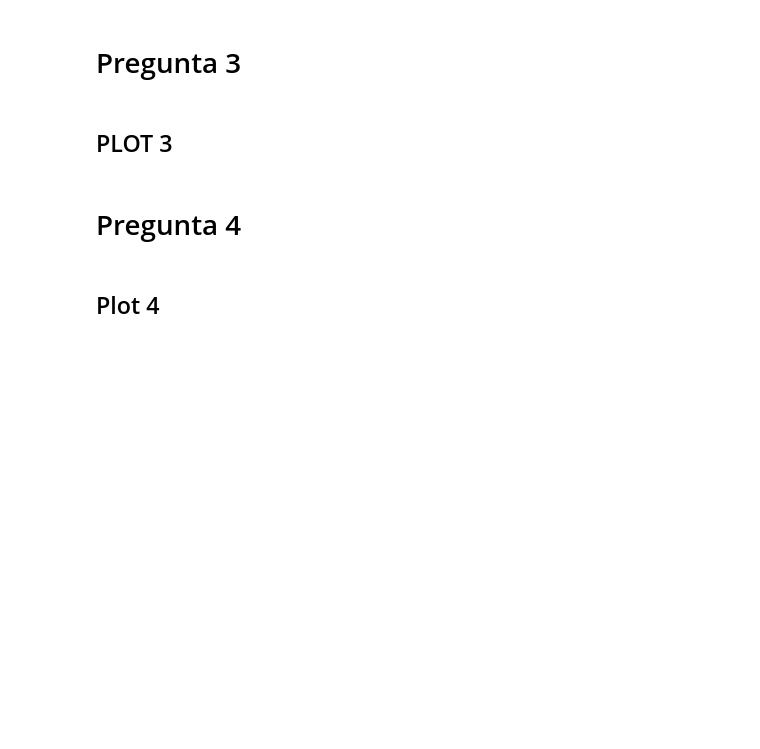
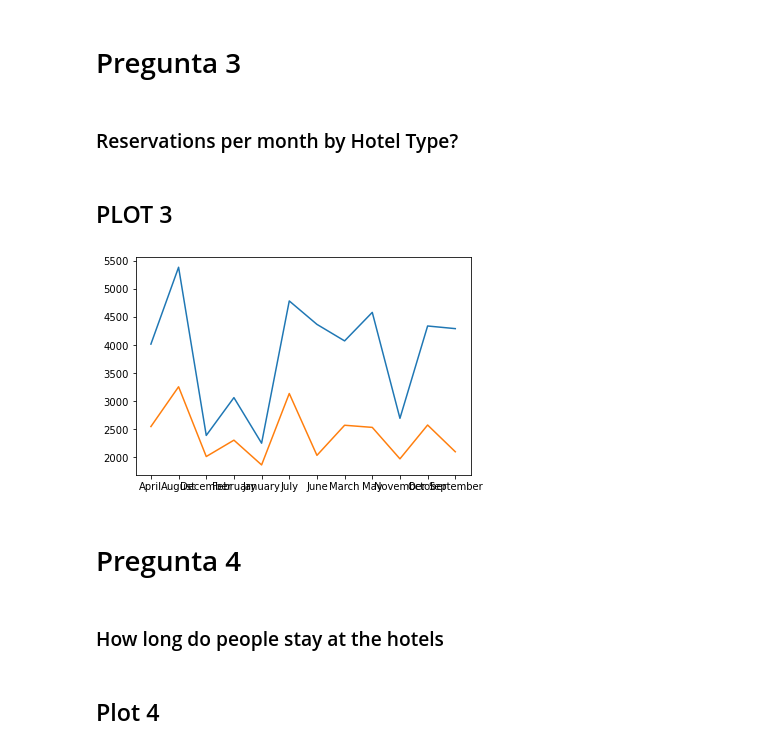
Before and after one commit to carlosmendozaj/Project_Booking_Demand, a Jupyter notebook: Hotel Demand.ipynb, the cells around one changed output. Saved outputs shown, nothing was run; the diff lists cells and outputs as text; code cells hidden in the pictures; blank space fills up the shorter version.

```diff
--- a/Hotel Demand.ipynb
+++ b/Hotel Demand.ipynb
@@ -45,8 +107,29 @@ len(purchase_data)
 # %% [markdown]
 # Pregunta 3
+# %% [markdown]
+### Reservations per month by Hotel Type?
 # %% [markdown]
 ## PLOT 3
+# %%
+city_hotel = clean_purchase_data.loc[clean_purchase_data["hotel"]=="City Hotel"].loc[clean_purchase_data["is_canceled"]==0]
+resort_hotel = clean_purchase_data.loc[clean_purchase_data["hotel"]=="Resort Hotel"].loc[clean_purchase_data["is_canceled"]==0]
+city_hotel_monthly = city_hotel.groupby("arrival_date_month")["hotel"].count()
+resort_hotel_monthly = resort_hotel.groupby("arrival_date_month")["hotel"].count()
+
+## LO SIGUIENTE ERA PARA TRATAR DE REORDENAR LA LISTA PERO NO PUDE, SI ME PUDIERAN AYUDAR A ARREGLARLO O CAMBIARLO PARA QUE SE REORDENE JAN-DEC
+#ordered_months = pd.DataFrame({"months":["January", "February", "March", "April", "May", "June", "July", "August", "September", "October", "November", "December"]})
+#sort_ordered_months = ordered_months.reset_index().set_index("months")
+#city_hotel_monthly["months_number"] = city_hotel_monthly.map(sort_ordered_months["index"])
+#sort_ordered_months
+
+plt.plot(city_hotel_monthly)
+plt.plot(resort_hotel_monthly)
+plt.show()
+# %% [output]
+[figure, added]
 # %% [markdown]
 # Pregunta 4
+# %% [markdown]
+### How long do people stay at the hotels
 # %% [markdown]
 ## Plot 4
```
Also changed, not shown: parts of 9 cells of this notebook.
